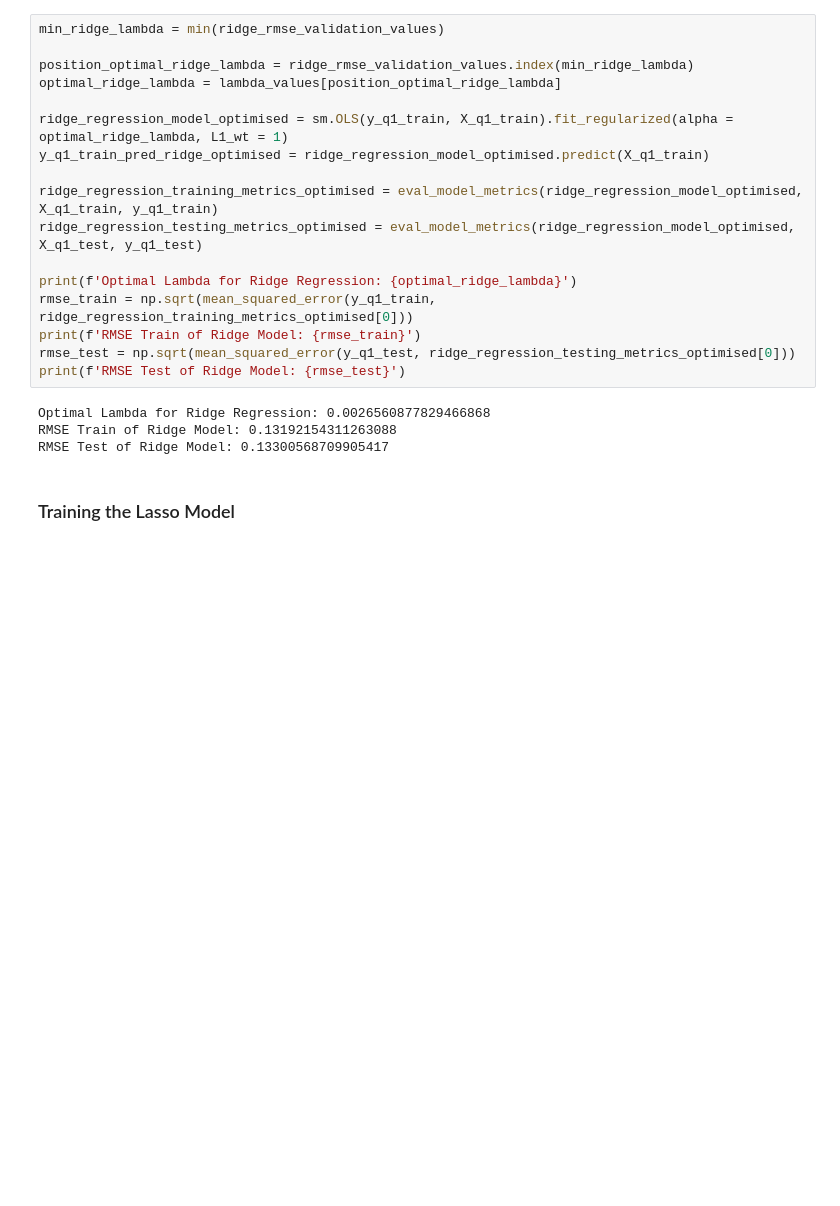
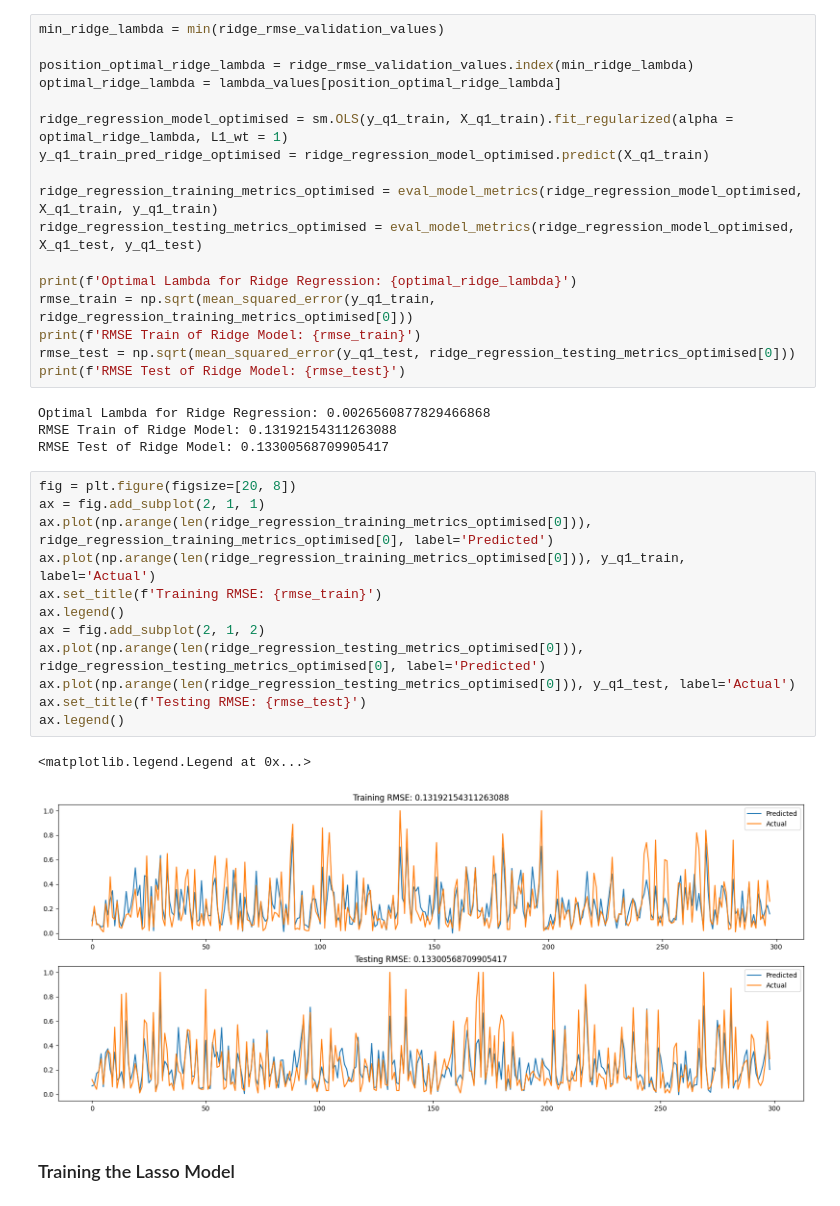
Before and after one commit to aidanlockwood20/CAB420-Codebase, a Jupyter notebook: Assessment/assignment_1a/assignment_1a.ipynb, the cells around one changed output. Saved outputs shown, nothing was run; the diff lists cells and outputs as text; blank space fills up the shorter version.

```diff
--- a/Assessment/assignment_1a/assignment_1a.ipynb
+++ b/Assessment/assignment_1a/assignment_1a.ipynb
@@ -316,6 +351,21 @@ print(f'RMSE Test of Ridge Model: {rmse_test}')
 Optimal Lambda for Ridge Regression: 0.0026560877829466868
 RMSE Train of Ridge Model: 0.13192154311263088
 RMSE Test of Ridge Model: 0.13300568709905417
+# %%
+fig = plt.figure(figsize=[20, 8])
+ax = fig.add_subplot(2, 1, 1)
+ax.plot(np.arange(len(ridge_regression_training_metrics_optimised[0])), ridge_regression_training_metrics_optimised[0], label='Predicted')
+ax.plot(np.arange(len(ridge_regression_training_metrics_optimised[0])), y_q1_train, label='Actual')
+ax.set_title(f'Training RMSE: {rmse_train}')
+ax.legend()
+ax = fig.add_subplot(2, 1, 2)
+ax.plot(np.arange(len(ridge_regression_testing_metrics_optimised[0])), ridge_regression_testing_metrics_optimised[0], label='Predicted')
+ax.plot(np.arange(len(ridge_regression_testing_metrics_optimised[0])), y_q1_test, label='Actual')
+ax.set_title(f'Testing RMSE: {rmse_test}')
+ax.legend()
+# %% [output]
+<matplotlib.legend.Legend at 0x...>
+[figure, added]
 # %% [markdown]
 ### Training the Lasso Model
 # %%
```
Also changed, not shown: parts of 22 cells of this notebook, 1 other file.
